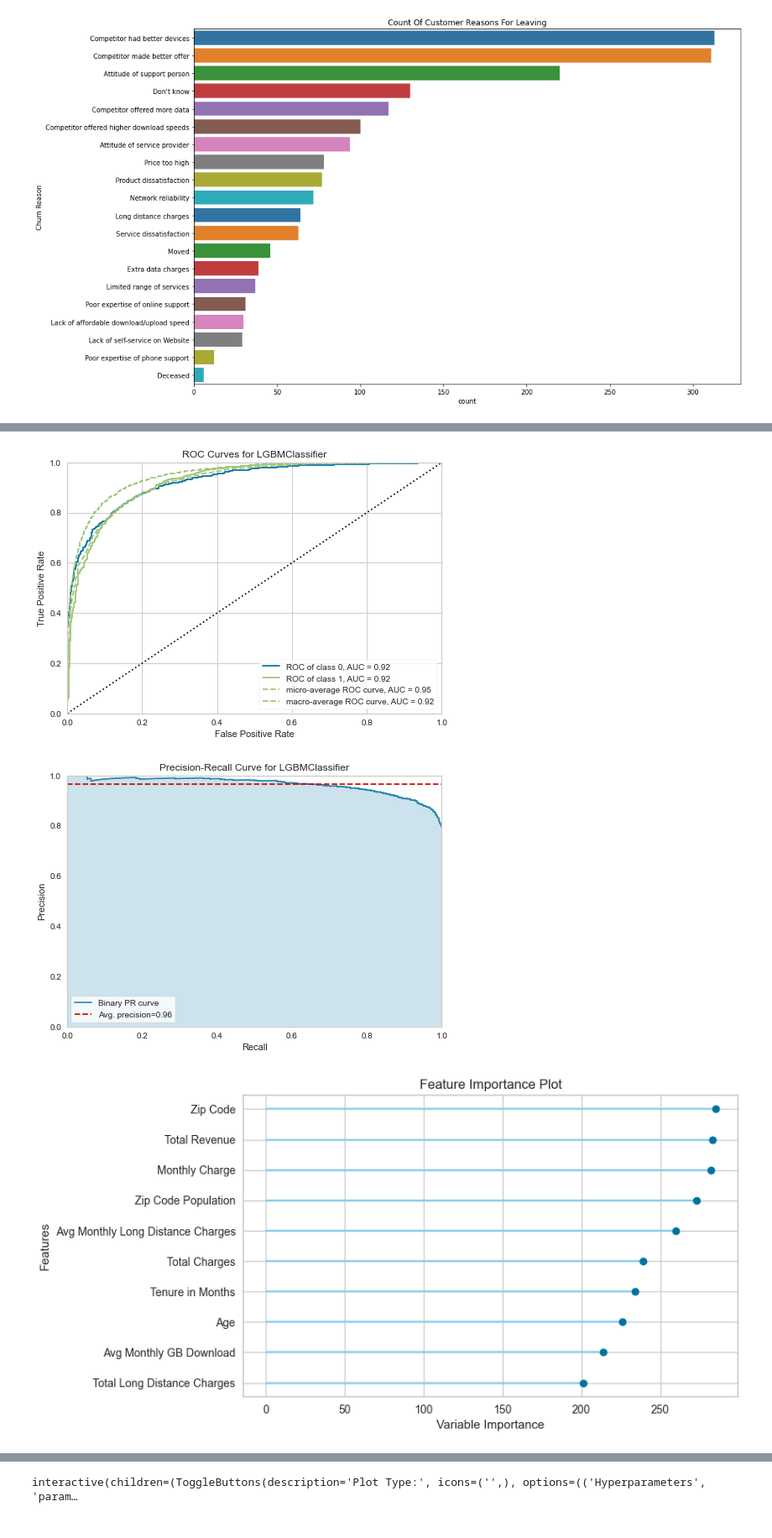
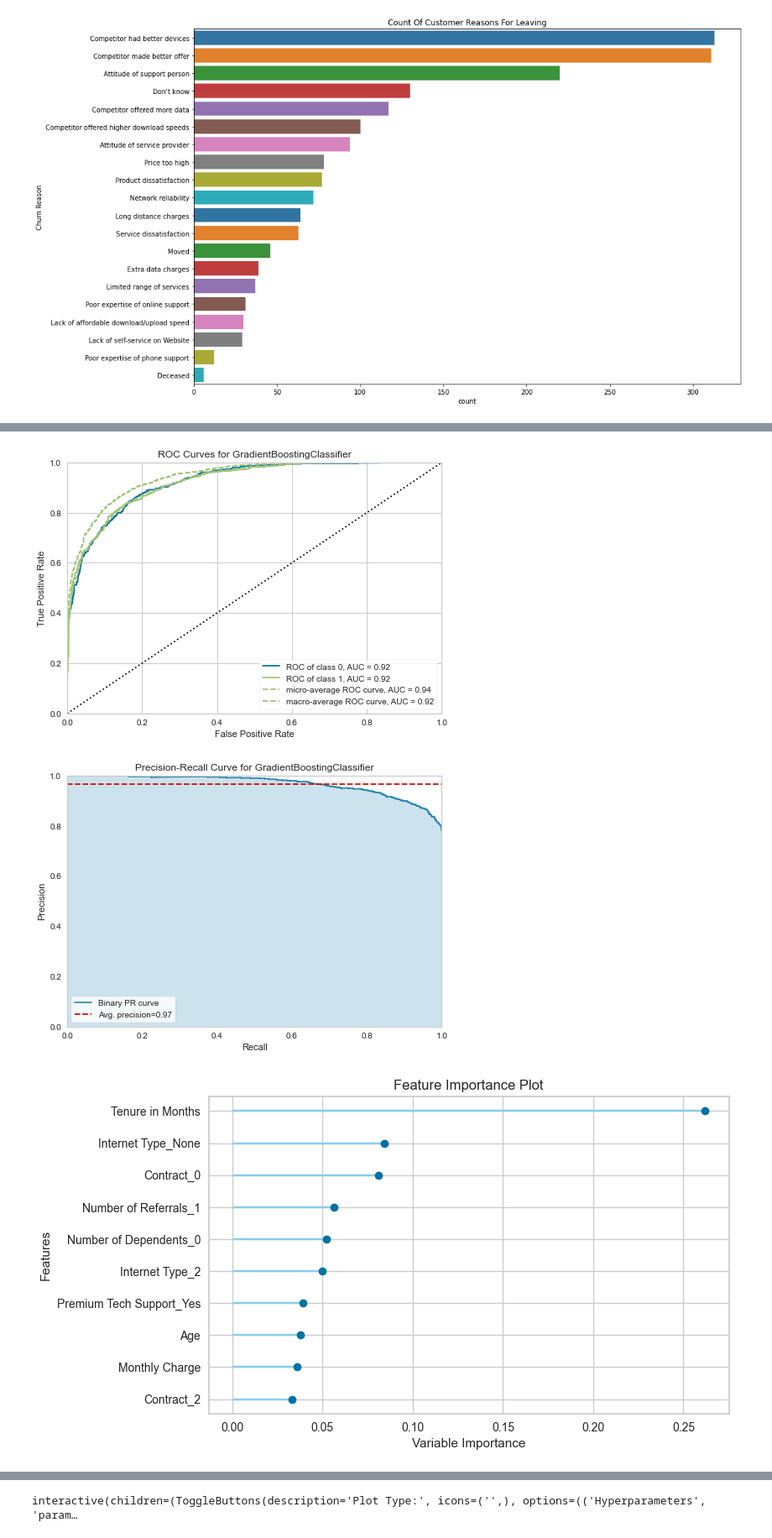
Before and after one commit to mt-smith/Springboard, a Jupyter notebook: Capstone_3/Notebooks/C3_Project_Notebook.ipynb, the cells around one changed output, grey strips where cells are left out. Shown: that part at 84% size. Saved outputs shown, nothing was run; the diff lists cells and outputs as text; code cells hidden in the pictures.

```diff
--- a/Capstone_3/Notebooks/C3_Project_Notebook.ipynb
+++ b/Capstone_3/Notebooks/C3_Project_Notebook.ipynb
@@ -490,5 +543,6 @@ LGBMClassifier(boosting_type='gbdt', class_weight=None, colsample_bytree=1.0,
 # %%
-lightgbm = create_model('lightgbm')
+#Creatiion of a Gradient Boosting Classifier, our best performing model
+gbc = create_model('gbc')
 # %% [output]
 |  | Accuracy | AUC | Recall | Prec. | F1 | Kappa | MCC |
 | Fold |  |  |  |  |  |  |  |
@@ -507,7 +561,6 @@ lightgbm = create_model('lightgbm')
 # %%
-
-
-tuned_lightgbm = tune_model(lightgbm)
+#Tuning the hyperparemeters of the model using Random Grid Search
+tuned_gbc = tune_model(gbc)
 # %% [output]
 |  | Accuracy | AUC | Recall | Prec. | F1 | Kappa | MCC |
 | Fold |  |  |  |  |  |  |  |
@@ -526,13 +581,16 @@ tuned_lightgbm = tune_model(lightgbm)
 # %%
-plot_model(tuned_lightgbm, plot = 'auc')
+#Plotting the area under curve (AUC)
+plot_model(tuned_gbc, plot = 'auc')
 # %% [output]
-[figure, old version]
+[figure, new version]
 # %%
-plot_model(tuned_lightgbm, plot = 'pr')
+#Plotting the precision-recall curve
+plot_model(tuned_gbc, plot = 'pr')
 # %% [output]
-[figure, old version]
+[figure, new version]
 # %%
-plot_model(tuned_lightgbm, plot='feature')
+#Plotting the feature importance plot to rank most important features
+plot_model(tuned_gbc, plot='feature')
 # %% [output]
-[figure, old version]
+[figure, new version]
 # %%
```
Also changed, not shown: parts of 64 cells of this notebook.
